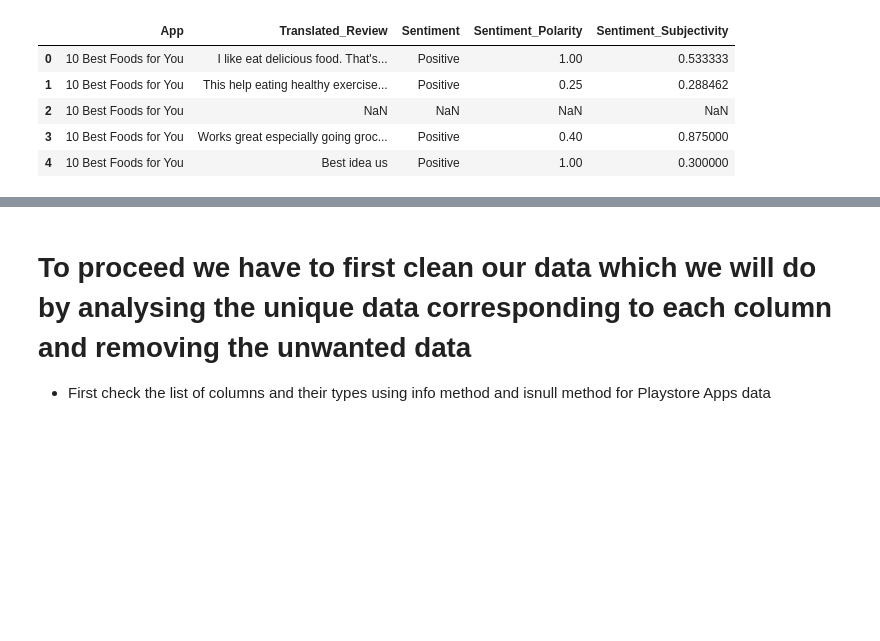
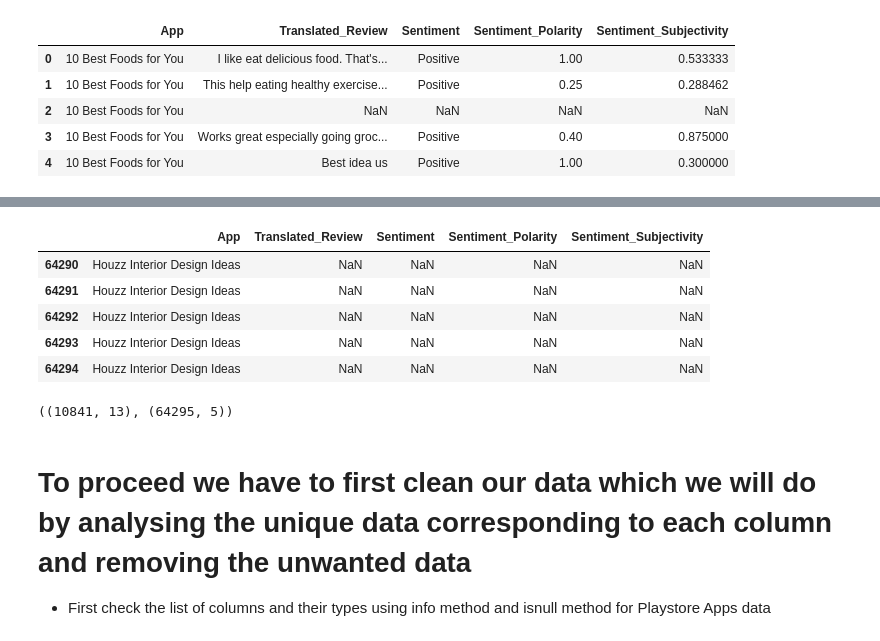
Before and after one commit to manasb2208/Play-Store-App-Review-Analysis, a Jupyter notebook: Manas_Biswas_Play_Store_App_Review_Analysis.ipynb, the cells around one changed output, grey strips where cells are left out. Drawn from its saved outputs; the diff is of its cells as text; code cells hidden in the pictures; blank space fills up the shorter version.

```diff
--- a/Manas_Biswas_Play_Store_App_Review_Analysis.ipynb
+++ b/Manas_Biswas_Play_Store_App_Review_Analysis.ipynb
@@ -43,3 +57,16 @@ review_df.head()
+# %%
+review_df.tail()
+# %% [output]
+|  | App | Translated_Review | Sentiment | Sentiment_Polarity | Sentiment_Subjectivity |
+| 64290 | Houzz Interior Design Ideas | NaN | NaN | NaN | NaN |
+| 64291 | Houzz Interior Design Ideas | NaN | NaN | NaN | NaN |
+| 64292 | Houzz Interior Design Ideas | NaN | NaN | NaN | NaN |
+| 64293 | Houzz Interior Design Ideas | NaN | NaN | NaN | NaN |
+| 64294 | Houzz Interior Design Ideas | NaN | NaN | NaN | NaN |
+# %%
+playstore_df.shape, review_df.shape
+# %% [output]
+((10841, 13), (64295, 5))
 # %% [markdown]
 # To proceed we have to first clean our data which we will do by analysing the unique data corresponding to each column and removing the unwanted data
 
```
Also changed, not shown: parts of 4 cells of this notebook.
